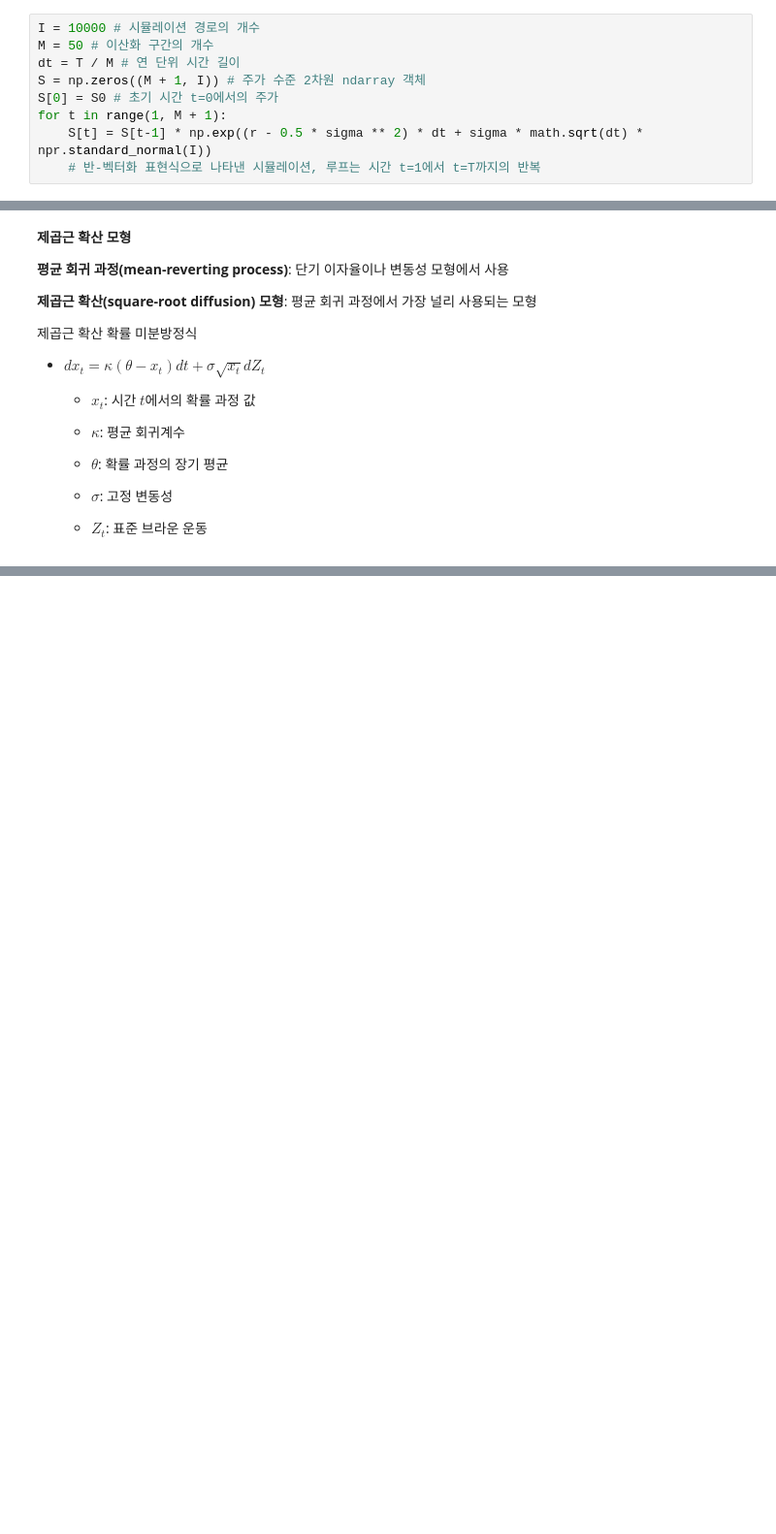
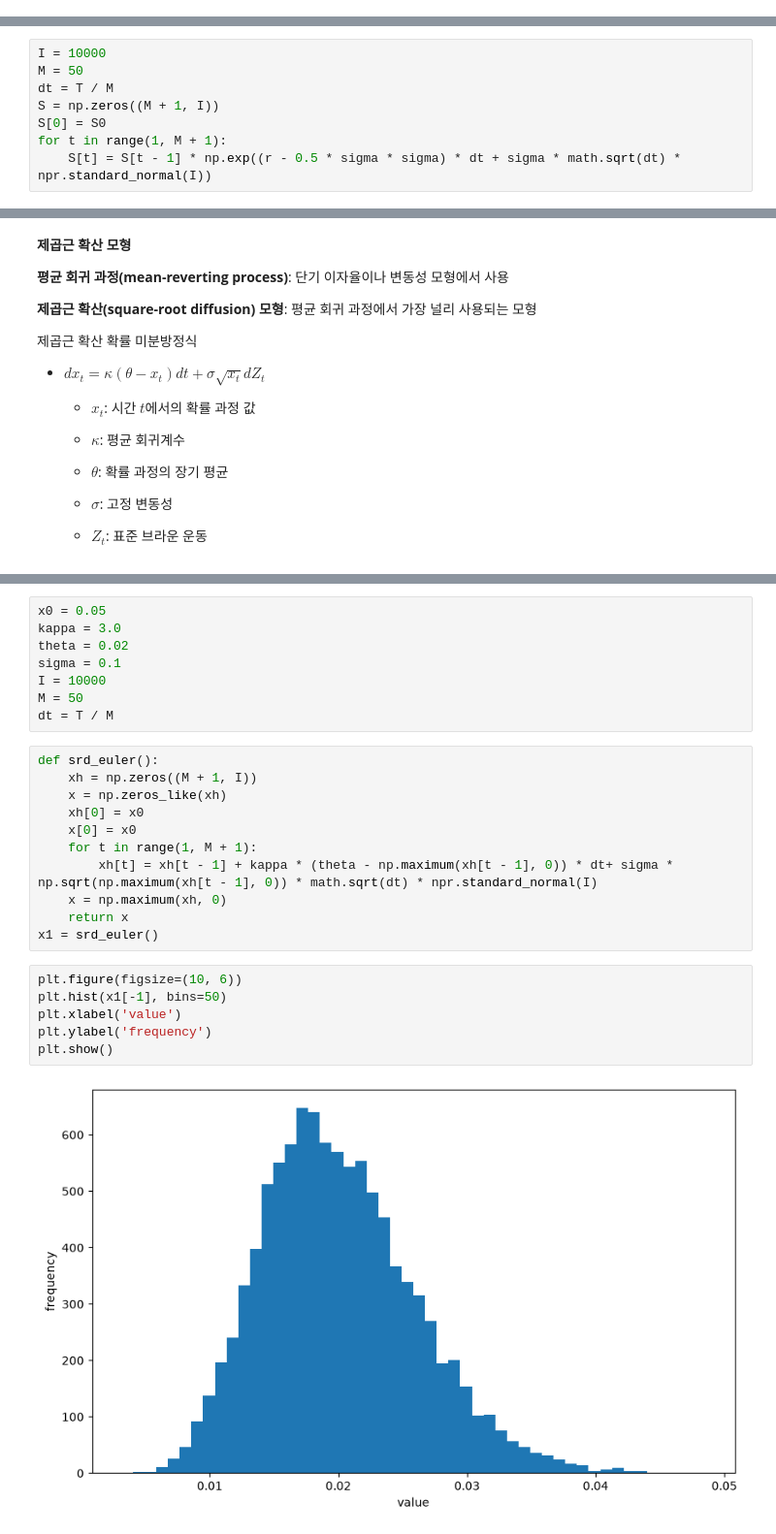
Before and after one commit to kkimkunyoung/python-for-finance, a Jupyter notebook: notebook/ch12_stochastics.ipynb, the cells around one changed output, grey strips where cells are left out. Shown at 97% size. Cells and saved outputs as stored; diff of their text form; blank space fills up the shorter version.

```diff
--- a/notebook/ch12_stochastics.ipynb
+++ b/notebook/ch12_stochastics.ipynb
@@ -221,12 +220,3 @@ kurtosis                2.438          2.217
 
     - $\Delta t$: 고정된 시간 이산화 간격,
     - $z_t$: 정규분포를 따르는 확률 변수
-# %%
-I = 10000 # 시뮬레이션 경로의 개수
-M = 50 # 이산화 구간의 개수
-dt = T / M # 연 단위 시간 길이
-S = np.zeros((M + 1, I)) # 주가 수준 2차원 ndarray 객체
-S[0] = S0 # 초기 시간 t=0에서의 주가
-for t in range(1, M + 1):
-    S[t] = S[t-1] * np.exp((r - 0.5 * sigma ** 2) * dt + sigma * math.sqrt(dt) * npr.standard_normal(I))
-    # 반-벡터화 표현식으로 나타낸 시뮬레이션, 루프는 시간 t=1에서 t=T까지의 반복
@@ -266,0 +223,8 @@ plt.show()
+# %%
+I = 10000
+M = 50
+dt = T / M
+S = np.zeros((M + 1, I))
+S[0] = S0
+for t in range(1, M + 1):
+    S[t] = S[t - 1] * np.exp((r - 0.5 * sigma * sigma) * dt + sigma * math.sqrt(dt) * npr.standard_normal(I))
@@ -286,0 +299,27 @@ plt.show()
+# %%
+x0 = 0.05
+kappa = 3.0
+theta = 0.02
+sigma = 0.1
+I = 10000
+M = 50
+dt = T / M
+# %%
+def srd_euler():
+    xh = np.zeros((M + 1, I))
+    x = np.zeros_like(xh)
+    xh[0] = x0
+    x[0] = x0
+    for t in range(1, M + 1):
+        xh[t] = xh[t - 1] + kappa * (theta - np.maximum(xh[t - 1], 0)) * dt+ sigma * np.sqrt(np.maximum(xh[t - 1], 0)) * math.sqrt(dt) * npr.standard_normal(I)
+    x = np.maximum(xh, 0)
+    return x
+x1 = srd_euler()
+# %%
+plt.figure(figsize=(10, 6))
+plt.hist(x1[-1], bins=50)
+plt.xlabel('value')
+plt.ylabel('frequency')
+plt.show()
+# %% [output]
+[figure, added]
```
Also changed, not shown: parts of 137 cells of this notebook, 1 other file.
